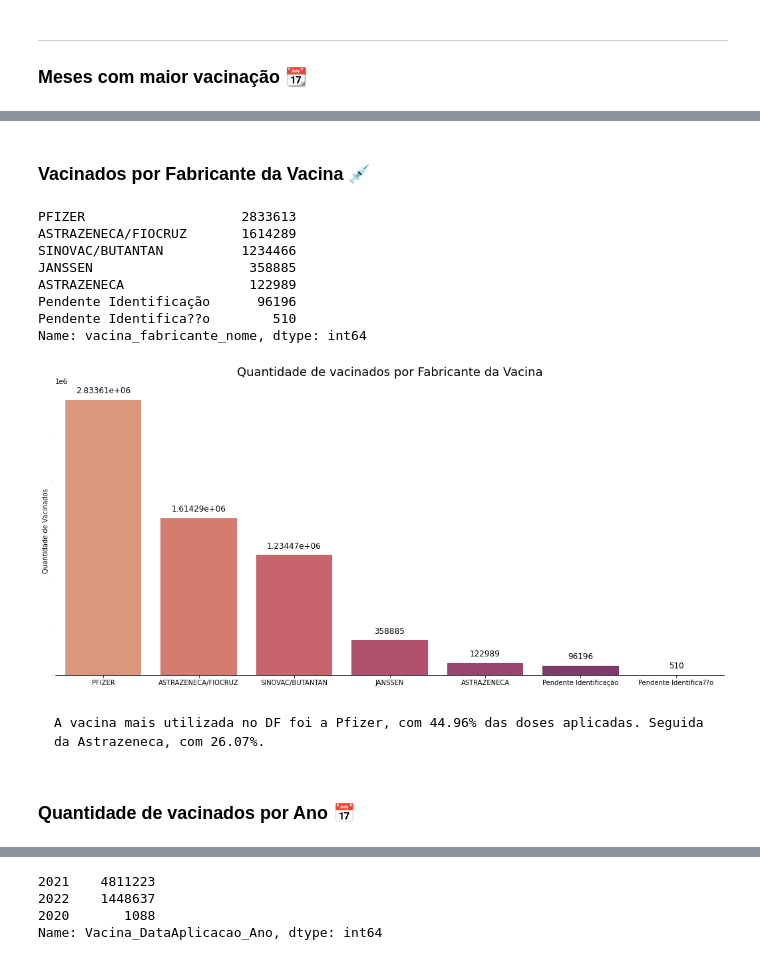
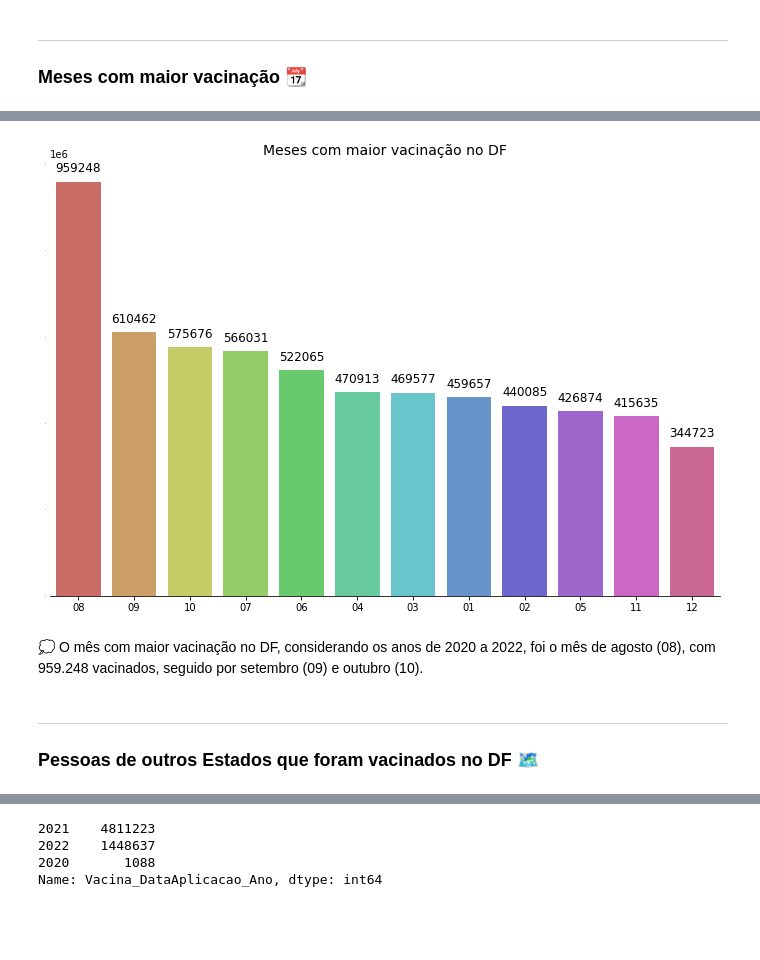
Before and after one commit to jobsrobson/Public-Databases, a Jupyter notebook: P2 - Int. Programação/AvaliacaoP2-BaseCompleta.ipynb, the cells around one changed output, grey strips where cells are left out. Drawn from its saved outputs; the diff is of its cells as text; code cells hidden in the pictures; blank space fills up the shorter version.

```diff
--- a/P2 - Int. Programação/AvaliacaoP2-BaseCompleta.ipynb
+++ b/P2 - Int. Programação/AvaliacaoP2-BaseCompleta.ipynb
@@ -238,30 +137,19 @@ plt.tick_params(axis ='y', labelsize=0, length = 0) # medidas do eixo y foram su
-# %% [markdown]
-### Vacinados por Fabricante da Vacina 💉
-# %%
-vacinacao_DF['vacina_fabricante_nome'].value_counts()
-# %% [output]
-PFIZER                    2833613
-ASTRAZENECA/FIOCRUZ       1614289
-SINOVAC/BUTANTAN          1234466
-JANSSEN                    358885
-ASTRAZENECA                122989
-Pendente Identificação      96196
-Pendente Identifica??o        510
-Name: vacina_fabricante_nome, dtype: int64
-# %%
-# Geração do gráfico de vacinados por Fabricante
-fig, ax = plt.subplots(figsize=(18,8))
-splot = sns.countplot(x='vacina_fabricante_nome', order=vacinacao_DF['vacina_fabricante_nome'].value_counts().index, data=vacinacao_DF, palette='flare')
-plt.title('Quantidade de vacinados por Fabricante da Vacina',fontsize=18, pad=15)
-plt.ylabel('Quantidade de Vacinados')
-plt.xlabel('')
-
-sns.despine(left=True) # retirada da moldura
-ax.bar_label(splot.containers[0],size=12, padding=7) # colocando a informação no alto de cada barra
-plt.tick_params(axis ='y', labelsize=0, length = 0) # medidas do eixo y foram suprimidas
-# %% [output]
-[figure, removed]
-# %% [markdown]
-    A vacina mais utilizada no DF foi a Pfizer, com 44.96% das doses aplicadas. Seguida da Astrazeneca, com 26.07%.
-# %% [markdown]
-### Quantidade de vacinados por Ano 📅
+# %%
+# Gráfico dos meses com maior vacinação no DF
+fig, ax = plt.subplots(figsize=(12,8))
+sns.despine(left=False)
+splot = sns.countplot(x='Vacina_DataAplicacao_Mes_Ano', order=vacinacao_DF['Vacina_DataAplicacao_Mes_Ano'].value_counts().index, data=vacinacao_DF, palette='hls')
+plt.title('Meses com maior vacinação no DF',fontsize=14)
+plt.ylabel('')
+plt.xlabel('')
+
+sns.despine(left=True) # retirada da moldura
+ax.bar_label(splot.containers[0],size=12, padding=7) # colocando a informação no alto de cada barra
+plt.tick_params(axis ='y', labelsize=0, length = 0) # medidas do eixo y foram suprimidas
+# %% [output]
+[figure, added]
+# %% [markdown]
+💭 O mês com maior vacinação no DF, considerando os anos de 2020 a 2022, foi o mês de agosto (08), com 959.248 vacinados, seguido por setembro (09) e outubro (10).
+# %% [markdown]
+---
+### Pessoas de outros Estados que foram vacinados no DF 🗺️
```
Also changed, not shown: parts of 71 cells of this notebook, 2 other files.
